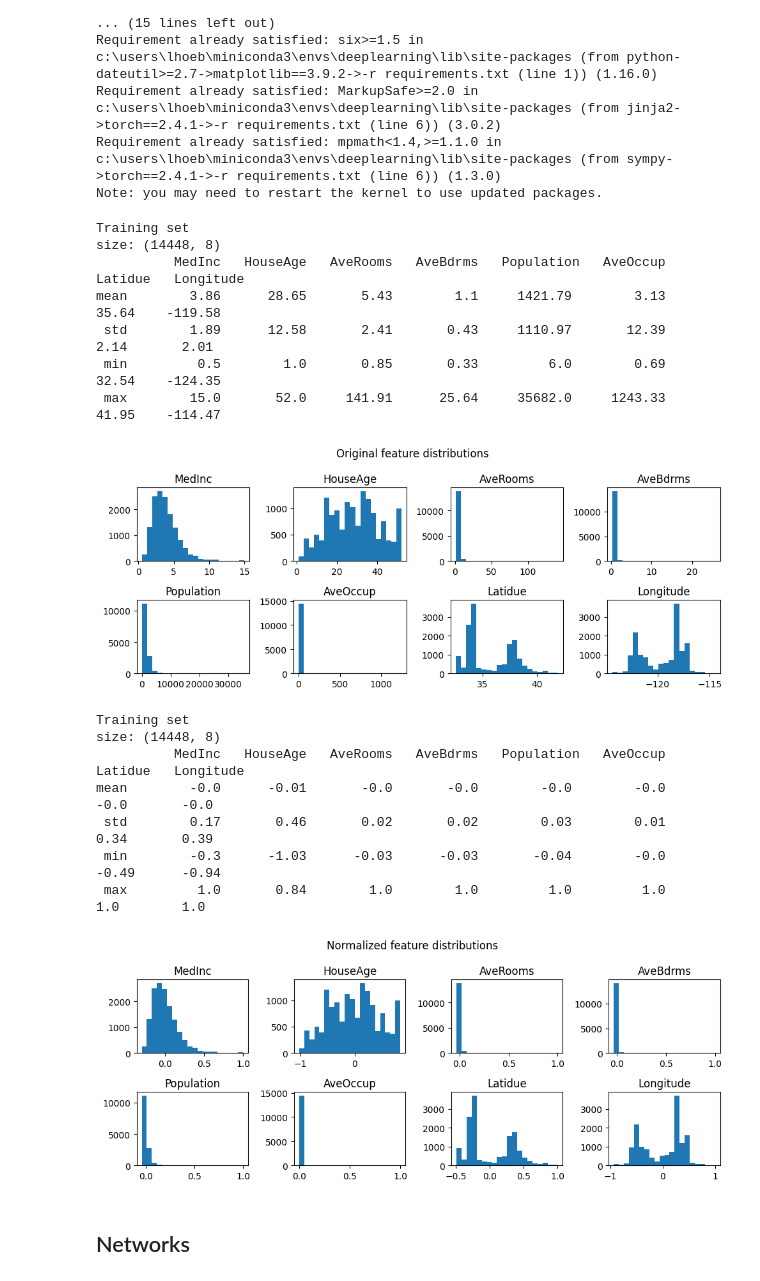
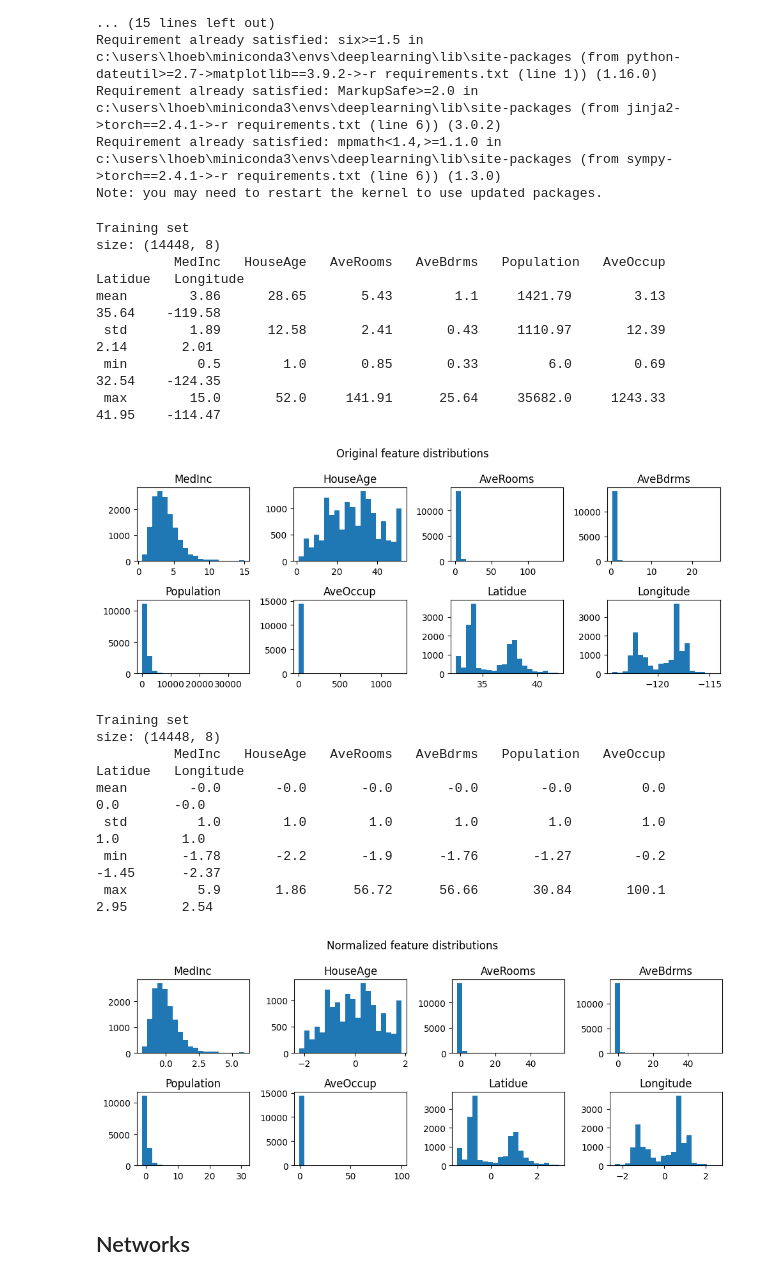
Before and after one commit to LHoeber/Deep_Learning, a Jupyter notebook: main.ipynb, the cells around one changed output. Saved outputs shown, nothing was run; the diff lists cells and outputs as text; code cells hidden in the pictures.

```diff
--- a/main.ipynb
+++ b/main.ipynb
@@ -79,22 +81,44 @@ for set, name in zip(all_sets[0::2],all_sets_names[0::2]):
     fig.savefig(f"./plots/{'feature distributions'}.png")
 
 #Normalizing data
-normalized_sets = []
+
+#fitting the scalers first on the training set and then applying same scalings to the validation and test set
+normalized_sets = all_sets.copy()
+standard_dist_scaler_1 = StandardScaler()
+standard_dist_scaler_1.fit(X_train)
+X_train_standard = standard_dist_scaler_1.transform(X_train)
+
+min_max_scaler = MinMaxScaler()
+min_max_scaler.fit(X_train_standard)
+X_train_standart_minmax = min_max_scaler.transform(X_train_standard)
+
+#do another scaling, so it's centered around 0 again
+standard_dist_scaler_2 = StandardScaler()
+standard_dist_scaler_2.fit(X_train_standart_minmax)
+
+#TODO: Decide normalization on individual level
+# now only applied standardization everywhere
+
 for i,set in enumerate(all_sets[0::2]):
-    new_set = np.zeros_like(set)
-    for col in range(len(features)):
+    norm_set = standard_dist_scaler_1.transform(set)
+    #norm_set = min_max_scaler.transform(norm_set)
+    #norm_set = standard_dist_scaler_2.transform(norm_set)
+    normalized_sets[i] = norm_set
 
-        norm_feature = np.reshape(set[:,col],(1,len(set[:,col])))
+    # new_set = np.zeros_like(set)
+    # for col in range(len(features)):
 
-        #Standard gauss distribution
-        norm_feature = (norm_feature-np.mean(norm_feature))/np.std(norm_feature)
-        all_sets[i*2][:,col] = norm_feature
+    #     norm_feature = np.reshape(set[:,col],(1,len(set[:,col])))
 
-        #min-max scaling into -1 +1 range
-        norm_feature = (norm_feature-np.min(np.abs(norm_feature)))/(np.max(np.abs(norm_feature))-np.min(np.abs(norm_feature)))
-        new_set[:,col] = norm_feature
+    #     #Standard gauss distribution
+    #     norm_feature = (norm_feature-np.mean(norm_feature))/np.std(norm_feature)
+    #     all_sets[i*2][:,col] = norm_feature
 
-    normalized_sets.append(new_set)
+    #     #min-max scaling into -1 +1 range
+    #     norm_feature = (norm_feature-np.min(np.abs(norm_feature)))/(np.max(np.abs(norm_feature))-np.min(np.abs(norm_feature)))
+    #     new_set[:,col] = norm_feature
+
+    # normalized_sets.append(new_set)
 
 for i,(set,name) in enumerate(zip(normalized_sets[0::2],all_sets_names[0::2])):
     print('\033[4m'+'\033[1m'+f"{name}"+'\033[0m'+'\033[0m')
@@ -107,38 +131,38 @@ for i,(set,name) in enumerate(zip(normalized_sets[0::2],all_sets_names[0::2])):
     for col,feature in enumerate(features):
         feature_data = set[:,col]
         stats["mean"].append(np.mean(feature_data))
         stats["std"].append(np.std(feature_data))
         stats["min"].append(np.min(feature_data))
         stats["max"].append(np.max(feature_data))
         axs[int(np.floor(col/4))][(col%4)].hist(feature_data,bins=20)
         axs[int(np.floor(col/4))][(col%4)].set_title(feature)
 
 
     print('\033[1m'+"          "+f"{'   '.join(features)}"+'\033[0m')
     for stat,vals in stats.items():
         x = [str(round(val,2)) for val in vals]
         print('{:>4}{:>12s}{:>11s}{:>11s}{:>11s}{:>12s}{:>12s}{:>11s}{:>11s}'.format(stat,x[0],x[1],x[2],x[3],x[4],x[5],x[6],x[7]))
 
     plt.suptitle("Normalized feature distributions")
     plt.show()
     fig.savefig(f"./plots/{'normalized feature distributions'}.png")
 # %% [output]
 Training set
 size: (14448, 8)
           MedInc   HouseAge   AveRooms   AveBdrms   Population   AveOccup   Latidue   Longitude
 mean        3.86      28.65       5.43        1.1     1421.79        3.13      35.64    -119.58
  std        1.89      12.58       2.41       0.43     1110.97       12.39       2.14       2.01
  min         0.5        1.0       0.85       0.33         6.0        0.69      32.54    -124.35
  max        15.0       52.0     141.91      25.64     35682.0     1243.33      41.95    -114.47
 [figure]
 Training set
 size: (14448, 8)
           MedInc   HouseAge   AveRooms   AveBdrms   Population   AveOccup   Latidue   Longitude
-mean        -0.0      -0.01       -0.0       -0.0        -0.0        -0.0       -0.0       -0.0
- std        0.17       0.46       0.02       0.02        0.03        0.01       0.34       0.39
- min        -0.3      -1.03      -0.03      -0.03       -0.04        -0.0      -0.49      -0.94
- max         1.0       0.84        1.0        1.0         1.0         1.0        1.0        1.0
+mean        -0.0       -0.0       -0.0       -0.0        -0.0         0.0        0.0       -0.0
+ std         1.0        1.0        1.0        1.0         1.0         1.0        1.0        1.0
+ min       -1.78       -2.2       -1.9      -1.76       -1.27        -0.2      -1.45      -2.37
+ max         5.9       1.86      56.72      56.66       30.84       100.1       2.95       2.54
-[figure, old version]
+[figure, new version]
 # %% [markdown]
 ## Networks
 # %%
```
Also changed, not shown: parts of 3 cells of this notebook, 1 other file.
